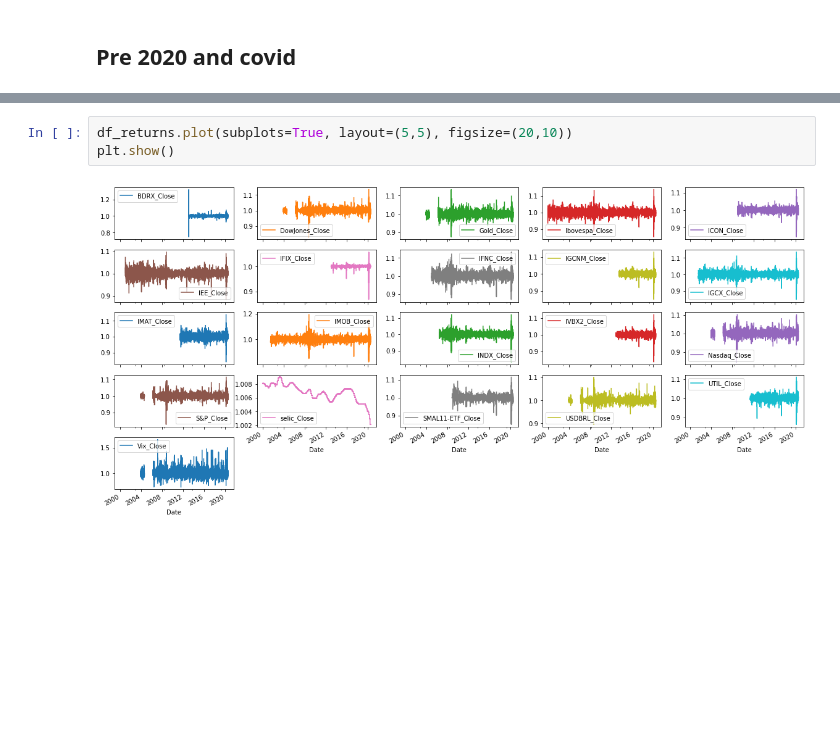
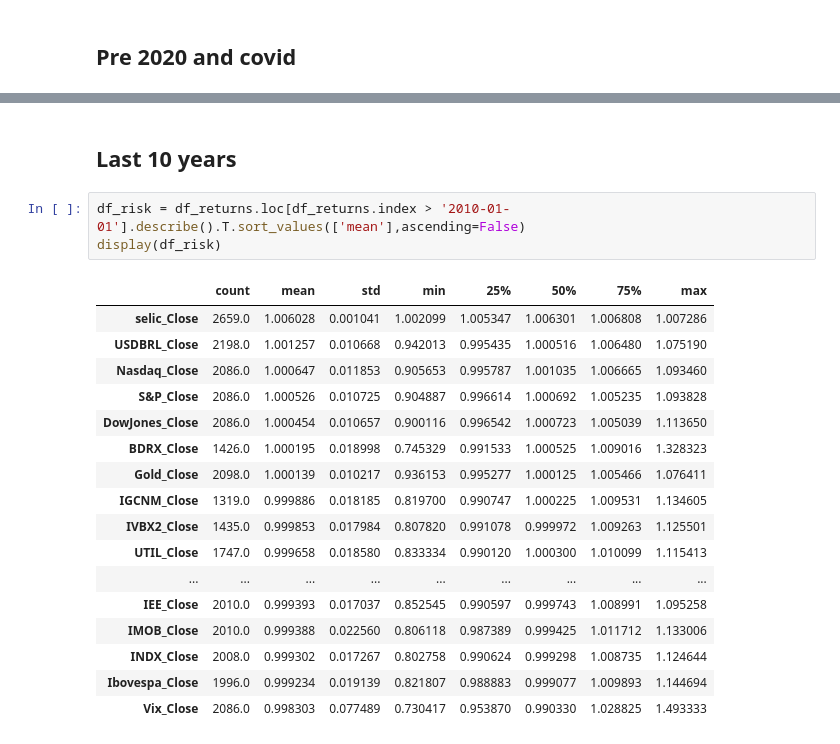
Before and after one commit to edmarRod/Stocks, a Jupyter notebook: Untitled Folder/EDA.ipynb, the cells around one changed output, grey strips where cells are left out. Drawn from its saved outputs; the diff is of its cells as text; blank space fills up the shorter version.

```diff
--- a/Untitled Folder/EDA.ipynb
+++ b/Untitled Folder/EDA.ipynb
@@ -227,5 +227,23 @@ display(df_risk)
-# %%
-df_returns.plot(subplots=True, layout=(5,5), figsize=(20,10))
-plt.show()
-# %% [output]
-[figure, removed]
+# %% [markdown]
+## Last 10 years
+# %%
+df_risk = df_returns.loc[df_returns.index > '2010-01-01'].describe().T.sort_values(['mean'],ascending=False)
+display(df_risk)
+# %% [output]
+|  | count | mean | std | min | 25% | 50% | 75% | max |
+| selic_Close | 2659.0 | 1.006028 | 0.001041 | 1.002099 | 1.005347 | 1.006301 | 1.006808 | 1.007286 |
+| USDBRL_Close | 2198.0 | 1.001257 | 0.010668 | 0.942013 | 0.995435 | 1.000516 | 1.006480 | 1.075190 |
+| Nasdaq_Close | 2086.0 | 1.000647 | 0.011853 | 0.905653 | 0.995787 | 1.001035 | 1.006665 | 1.093460 |
+| S&P_Close | 2086.0 | 1.000526 | 0.010725 | 0.904887 | 0.996614 | 1.000692 | 1.005235 | 1.093828 |
+| DowJones_Close | 2086.0 | 1.000454 | 0.010657 | 0.900116 | 0.996542 | 1.000723 | 1.005039 | 1.113650 |
+| BDRX_Close | 1426.0 | 1.000195 | 0.018998 | 0.745329 | 0.991533 | 1.000525 | 1.009016 | 1.328323 |
+| Gold_Close | 2098.0 | 1.000139 | 0.010217 | 0.936153 | 0.995277 | 1.000125 | 1.005466 | 1.076411 |
+| IGCNM_Close | 1319.0 | 0.999886 | 0.018185 | 0.819700 | 0.990747 | 1.000225 | 1.009531 | 1.134605 |
+| IVBX2_Close | 1435.0 | 0.999853 | 0.017984 | 0.807820 | 0.991078 | 0.999972 | 1.009263 | 1.125501 |
+| UTIL_Close | 1747.0 | 0.999658 | 0.018580 | 0.833334 | 0.990120 | 1.000300 | 1.010099 | 1.115413 |
+| ... | ... | ... | ... | ... | ... | ... | ... | ... |
+| IEE_Close | 2010.0 | 0.999393 | 0.017037 | 0.852545 | 0.990597 | 0.999743 | 1.008991 | 1.095258 |
+| IMOB_Close | 2010.0 | 0.999388 | 0.022560 | 0.806118 | 0.987389 | 0.999425 | 1.011712 | 1.133006 |
+| INDX_Close | 2008.0 | 0.999302 | 0.017267 | 0.802758 | 0.990624 | 0.999298 | 1.008735 | 1.124644 |
+| Ibovespa_Close | 1996.0 | 0.999234 | 0.019139 | 0.821807 | 0.988883 | 0.999077 | 1.009893 | 1.144694 |
+| Vix_Close | 2086.0 | 0.998303 | 0.077489 | 0.730417 | 0.953870 | 0.990330 | 1.028825 | 1.493333 |
```
Also changed, not shown: parts of 19 cells of this notebook, 2 other files.
